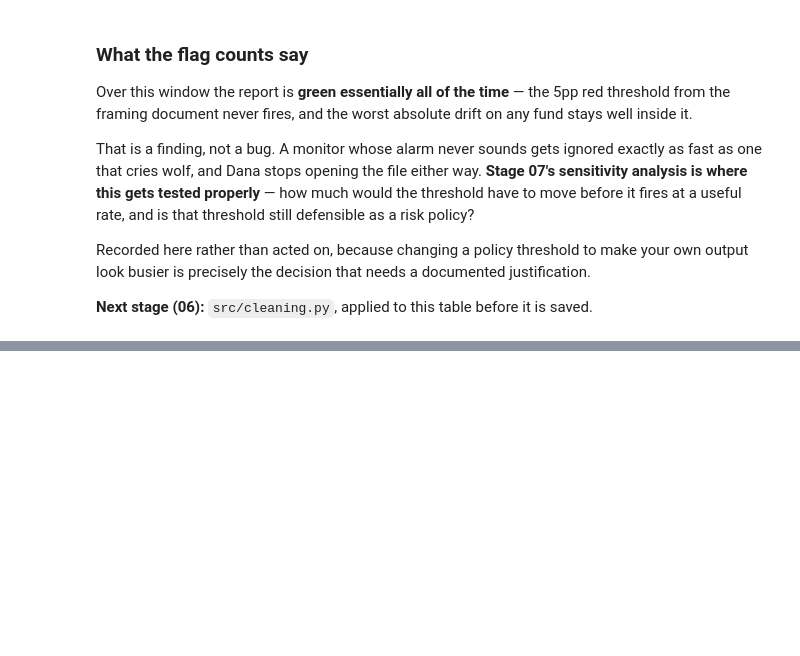
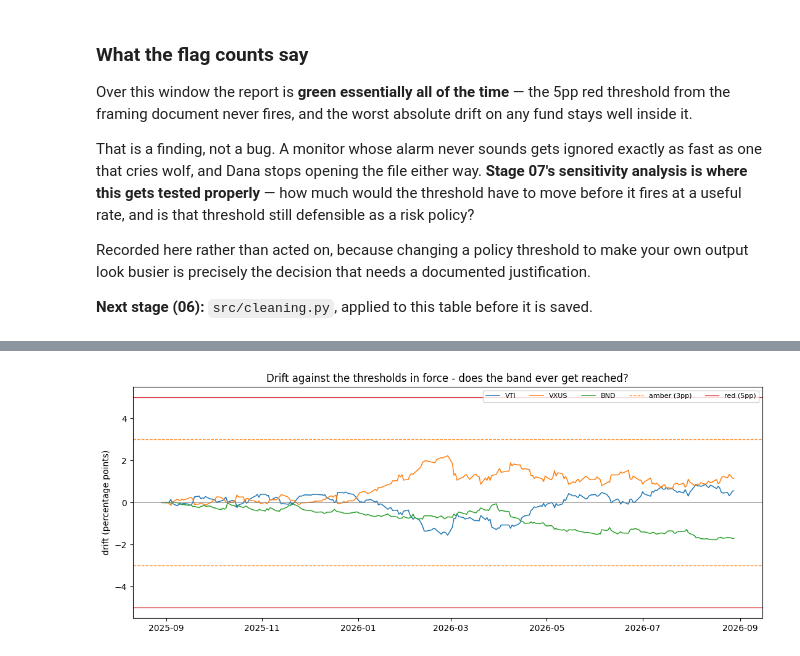
Before and after one commit to anna-cui/bootcamp_Anna_Cui, a Jupyter notebook: project/notebooks/project_pipeline.ipynb, the cells around one changed output, grey strips where cells are left out. Drawn from its saved outputs; the diff is of its cells as text; code cells hidden in the pictures; blank space fills up the shorter version.

```diff
--- a/project/notebooks/project_pipeline.ipynb
+++ b/project/notebooks/project_pipeline.ipynb
@@ -527,0 +550,25 @@ saved.
+# %%
+# --- Stage 07 setup ---
+import datetime as dt
+from pathlib import Path
+
+import matplotlib.pyplot as plt
+
+from src import outliers
+from src.utils import TARGET_WEIGHTS, AMBER_PP, RED_PP
+
+PROC = Path('data/processed')
+PROC.mkdir(parents=True, exist_ok=True)
+stamp = dt.datetime.now().strftime('%Y%m%d-%H%M')
+
+# One row per fund-day, drift in percentage points - rebuilt from weights_df so
+# this section does not depend on how the Stage 05 table happened to be shaped.
+drift_long = (weights_df.stack().rename('weight').reset_index())
+drift_long.columns = ['date', 'ticker', 'weight']
+drift_long['target'] = drift_long['ticker'].map(TARGET_WEIGHTS)
+drift_long['drift_pp'] = (drift_long['weight'] - drift_long['target']) * 100
+
+print('fund-days:', len(drift_long))
+print('window   :', drift_long['date'].min().date(), '->', drift_long['date'].max().date())
+print('thresholds in force: amber %.1fpp, red %.1fpp' % (AMBER_PP, RED_PP))
+drift_long.head()
@@ -527,0 +690,20 @@ saved.
+# %%
+fig, ax = plt.subplots(figsize=(11, 4.5))
+for t in TICKERS:
+    sub = drift_long[drift_long['ticker'] == t]
+    ax.plot(sub['date'], sub['drift_pp'], linewidth=1.1, label=t)
+
+for level, style, label in [(AMBER_PP, '--', 'amber'), (RED_PP, '-', 'red')]:
+    for sign in (1, -1):
+        ax.axhline(sign * level, linestyle=style, linewidth=0.9,
+                   color='tab:orange' if label == 'amber' else 'tab:red',
+                   label=f'{label} ({level:.0f}pp)' if sign == 1 else None)
+
+ax.axhline(0, color='grey', linewidth=0.6)
+ax.set_ylabel('drift (percentage points)')
+ax.set_title('Drift against the thresholds in force - does the band ever get reached?')
+ax.legend(ncol=5, fontsize=8)
+plt.tight_layout()
+plt.show()
+# %% [output]
+[figure, added]
```
Also changed, not shown: parts of 19 cells of this notebook, 7 other files.
